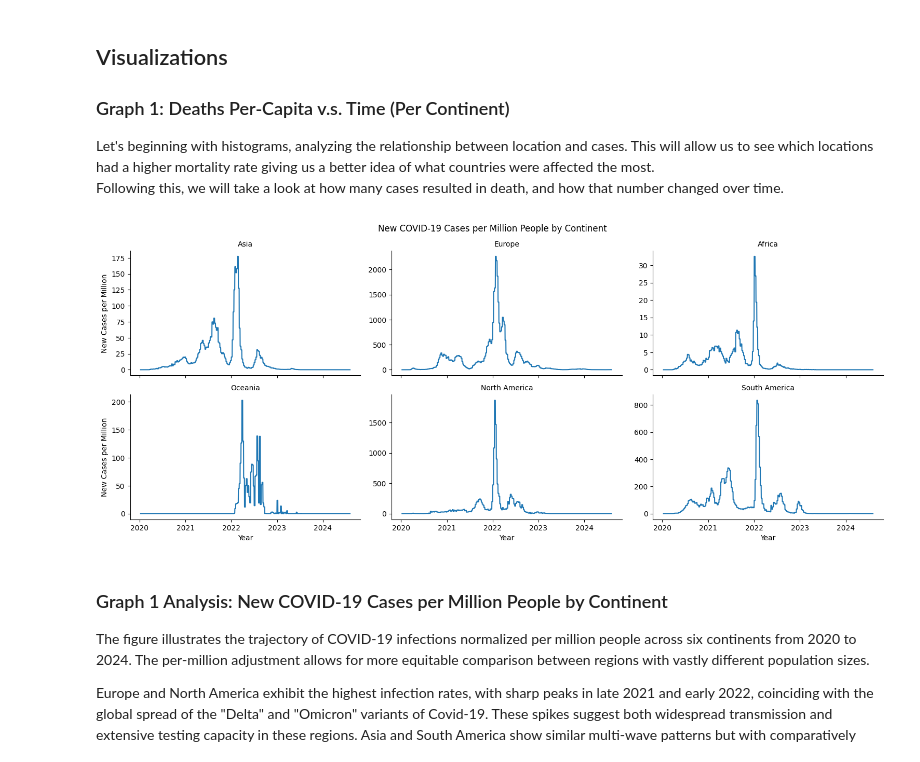
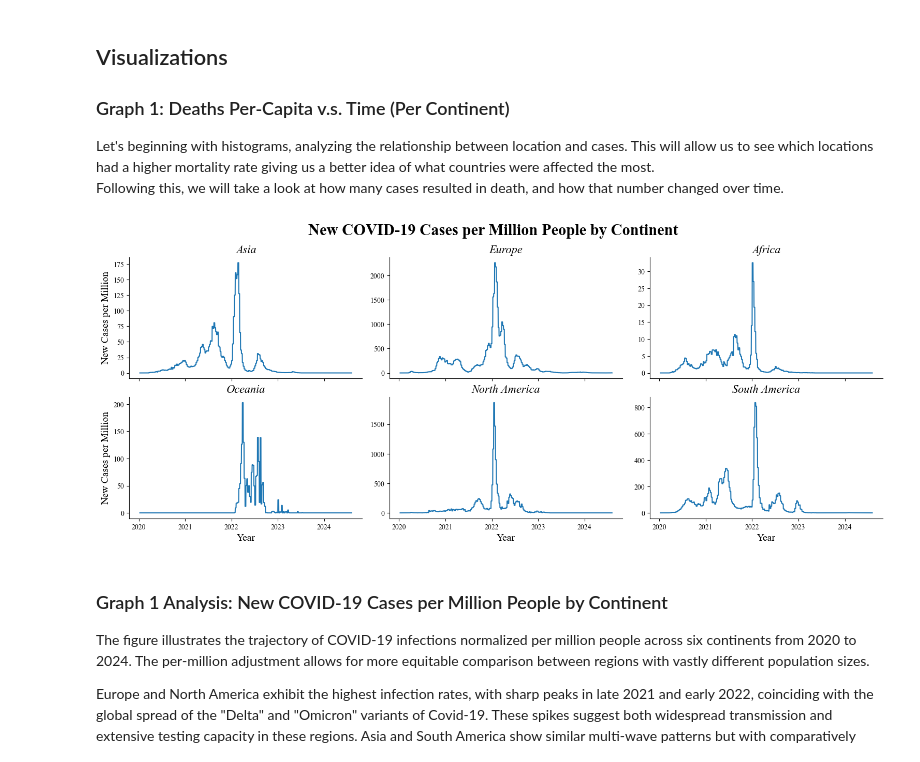
Before and after one commit to lkhellah/DataWithPython, a Jupyter notebook: data-cleaning.ipynb, the cells around one changed output. Saved outputs shown, nothing was run; the diff lists cells and outputs as text; code cells hidden in the pictures.

```diff
--- a/data-cleaning.ipynb
+++ b/data-cleaning.ipynb
@@ -274,28 +278,33 @@ import seaborn as sns
 Let's beginning with histograms, analyzing the relationship between location and cases. This will allow us to see which locations had a higher mortality rate giving us a better idea of what countries were affected the most.
 <br>Following this, we will take a look at how many cases resulted in death, and how that number changed over time.
 # %%
+
+plt.rcParams['font.family'] = 'serif'
+plt.rcParams['font.serif'] = ['Times New Roman']
 
 # Generate Plot
 graph = sns.relplot(
     data=covid_df_cleaned,
     x="date", y="new_cases_smoothed_per_million",
     col="continent", col_wrap=3,
     kind="line",
     estimator="median",     # median is better for "typical" country per continent
     errorbar=None,
     height=3.2, aspect=1.6,
     facet_kws={"sharey": False}
 )
 
 # Titles & labels
 graph.figure.subplots_adjust(top=0.9)
-graph.figure.suptitle("New COVID-19 Cases per Million People by Continent")
-graph.set_titles("{col_name}")
-graph.set_axis_labels("Year", "New Cases per Million")
+graph.figure.suptitle("New COVID-19 Cases per Million People by Continent", fontsize=22, weight="bold")
+graph.figure.subplots_adjust(top=0.88)
+graph.set_titles("{col_name}", size=16, style="italic")
+graph.set_axis_labels("Year", "New Cases per Million", size=14)
+
 sns.despine()
 plt.show()
 # %% [output]
-[figure, old version]
+[figure, new version]
 # %% [markdown]
 ### Graph 1 Analysis: New COVID-19 Cases per Million People by Continent
 
```
Also changed, not shown: parts of 5 cells of this notebook.
